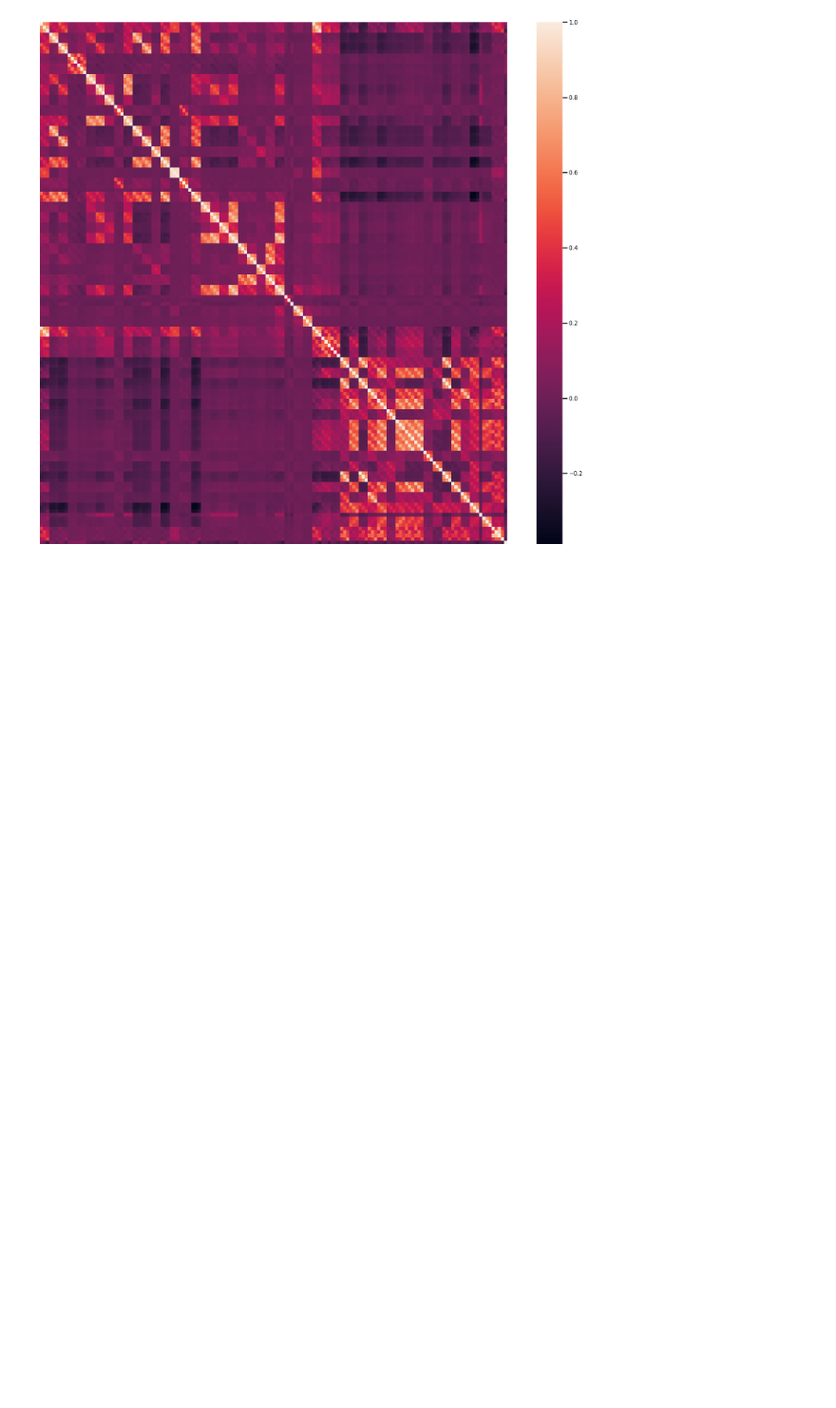
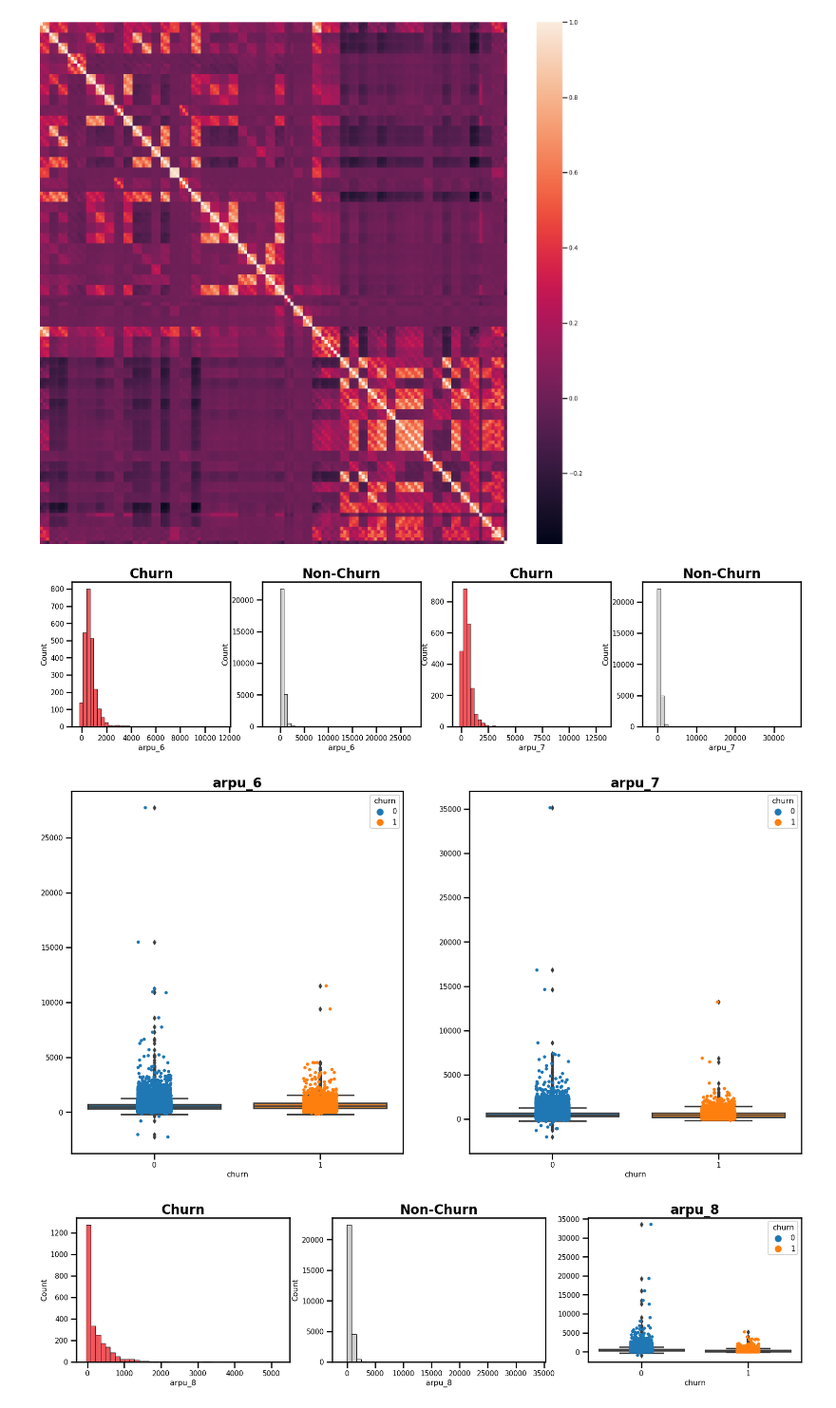
Before and after one commit to arduinto/SEATelChurn, a Jupyter notebook: TelChurnSEA.ipynb, the cells around one changed output. Shown: that part at 95% size. Saved outputs shown, nothing was run; the diff lists cells and outputs as text; code cells hidden in the pictures; blank space fills up the shorter version.

Commit message:
adding dist box strip

```diff
--- a/TelChurnSEA.ipynb
+++ b/TelChurnSEA.ipynb
@@ -371,3 +371,44 @@ ax.tick_params(
 )
 # %% [output]
 [figure]
+# %%
+# Function to plot distribution plot for months (6,7 and 8) for churn and non churn customers
+# Also plotting boxplot and strip plot for the same
+
+def plot_distribution(ax, data, column, title, color):
+    sns.histplot(data[column], bins=40, ax=ax, kde=False, color=color, kde_kws={'alpha': 1})
+    ax.set_title(title, fontweight='bold', size=20)
+
+def plot_box_strip(ax, data, column):
+    sns.boxplot(x='churn', y=column, data=data, ax=ax, orient='v')
+    sns.stripplot(x='churn', y=column, data=data, jitter=True, edgecolor='gray', ax=ax, hue='churn', orient='v')
+    ax.yaxis.label.set_visible(False)
+    ax.set_title(column, fontweight='bold', size=20)
+
+def dist_box_plot(df, col1, col2, col3):
+    fig, axes = plt.subplots(nrows=1, ncols=4, figsize=(20, 4))
+
+    plot_distribution(axes[0], df[df['churn'] == 1], col1, 'Churn', '#ED1C24')
+    plot_distribution(axes[1], df[df['churn'] == 0], col1, 'Non-Churn', '#C0C0C0')
+    plot_distribution(axes[2], df[df['churn'] == 1], col2, 'Churn', '#ED1C24')
+    plot_distribution(axes[3], df[df['churn'] == 0], col2, 'Non-Churn', '#C0C0C0')
+
+    fig, axes = plt.subplots(nrows=1, ncols=2, figsize=(20, 10))
+
+    plot_box_strip(axes[0], df, col1)
+    plot_box_strip(axes[1], df, col2)
+
+    fig, axes = plt.subplots(nrows=1, ncols=3, figsize=(20, 4))
+
+    plot_distribution(axes[0], df[df['churn'] == 1], col3, 'Churn', '#ED1C24')
+    plot_distribution(axes[1], df[df['churn'] == 0], col3, 'Non-Churn', '#C0C0C0')
+    plot_box_strip(axes[2], df, col3)
+
+    plt.show()
+
+# Contoh pemanggilan fungsi
+dist_box_plot(telecom, 'arpu_6', 'arpu_7', 'arpu_8')
+# %% [output]
+[figure, added]
+[figure, added]
+[figure, added]
```
Also changed, not shown: parts of 2 cells of this notebook.
